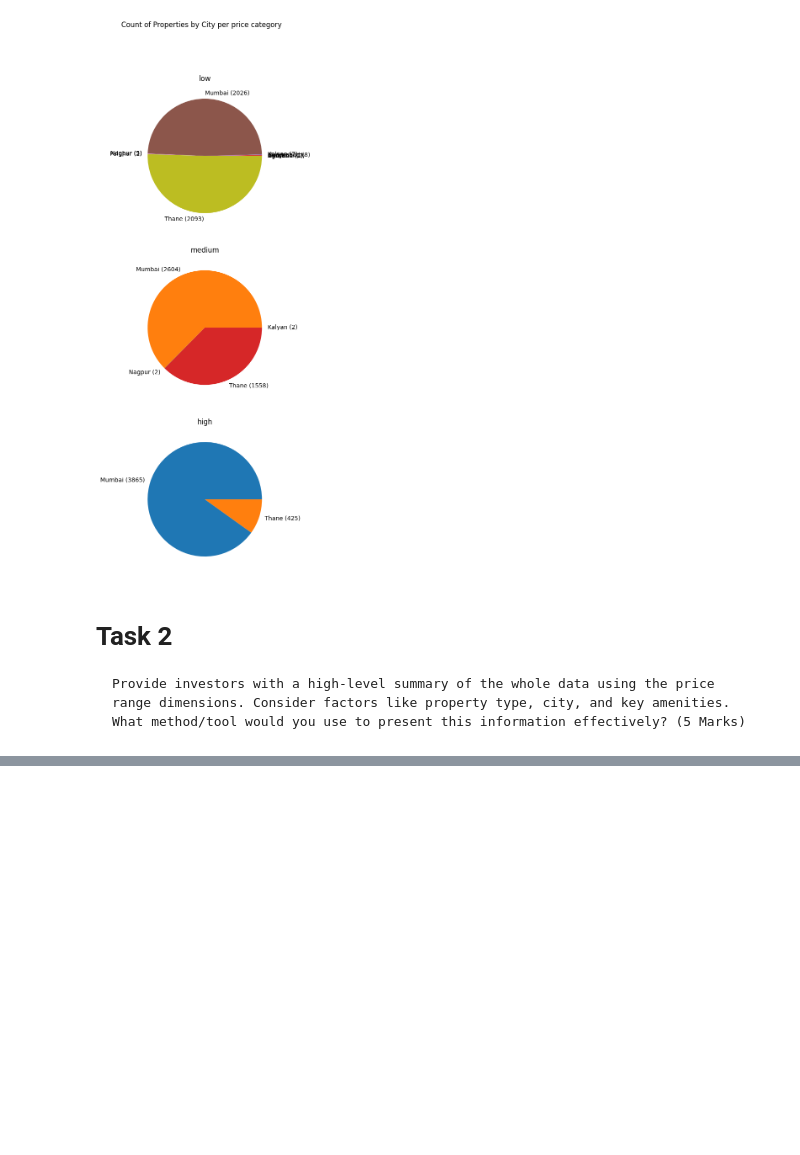
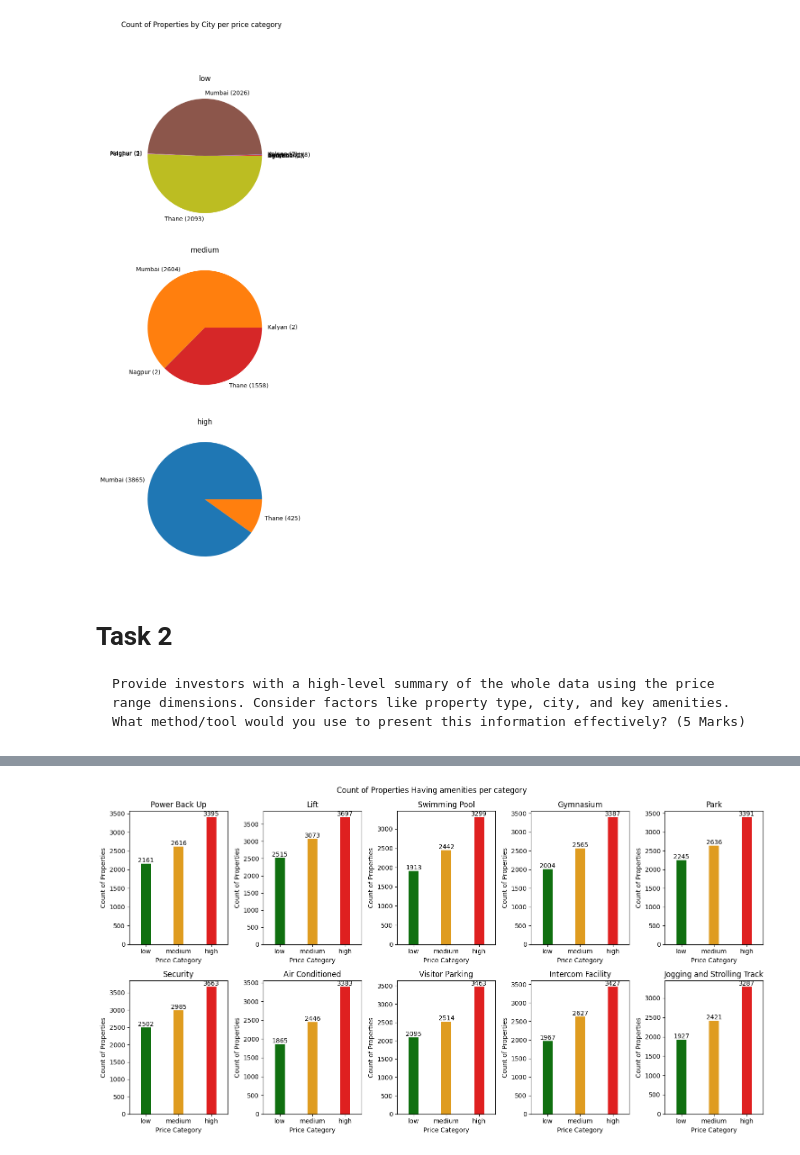
Before and after one commit to Data-Analytics-IIITH/Data-Visualization, a Jupyter notebook: assignment1_3.ipynb, the cells around one changed output, grey strips where cells are left out. Cells and saved outputs as stored; diff of their text form; code cells hidden in the pictures; blank space fills up the shorter version.

Commit message:
Amenities done

````diff
--- a/assignment1_3.ipynb
+++ b/assignment1_3.ipynb
@@ -89,6 +91,22 @@ def get_summary_table(df, group_by_column):
   unique_values_in_group_by_column = summary_table[group_by_column].unique()
 
   return summary_table, unique_values_in_group_by_column
+
+def get_summary_table_with_masked_column(df, mask_on_column, target_value):
+  subset = df[df[mask_on_column] == target_value]
+
+  summary_table = subset.groupby(['Price Category']).agg({
+      'Price': ['count']
+  }).reset_index()
+
+  summary_table.columns = ['Price Category', 'Count']
+
+  category_order = ['low', 'medium', 'high']
+  summary_table['Price Category'] = pd.Categorical(summary_table['Price Category'], categories=category_order, ordered=True)
+
+  summary_table = summary_table.sort_values(['Price Category']).reset_index(drop=True)
+
+  return summary_table
 # %% [markdown]
 # Task 1
 ```
@@ -383,0 +319,25 @@ amenities_list = [
+# %%
+amenities_list = [
+  'Power Back Up',
+  'Lift',
+  'Swimming Pool',
+  'Gymnasium',
+  'Park',
+  'Security',
+  'Air Conditioned',
+  'Visitor Parking',
+  'Intercom Facility',
+  'Jogging and Strolling Track',
+]
+
+fig, axes = plt.subplots(2, 5, figsize=(15, 8))
+axes = axes.flatten()
+fig.suptitle('Count of Properties Having amenities per category')
+
+for (ax, amenity) in zip(axes, amenities_list):
+    summary_table = get_summary_table_with_masked_column(df, amenity, 1)
+    Plotter.plot_price_categories_by_summary_table(ax, df=summary_table, title=f"{amenity}")
+
+plt.show()
+# %% [output]
+[figure, added]
````
Also changed, not shown: parts of 6 cells of this notebook.
